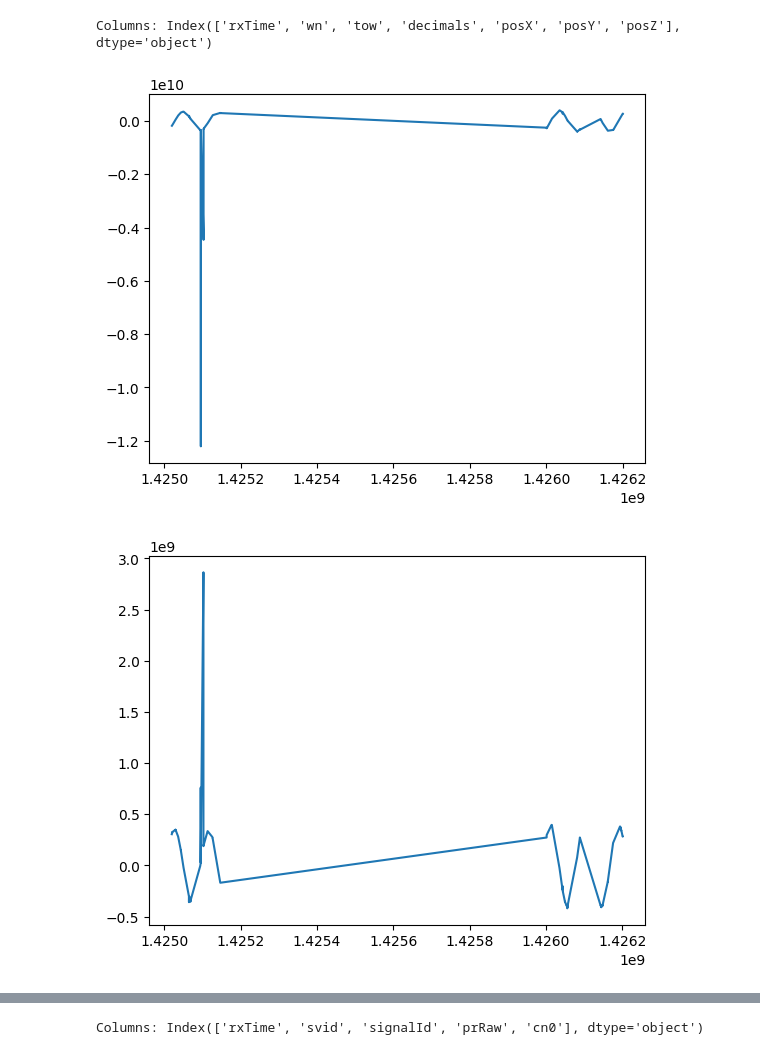
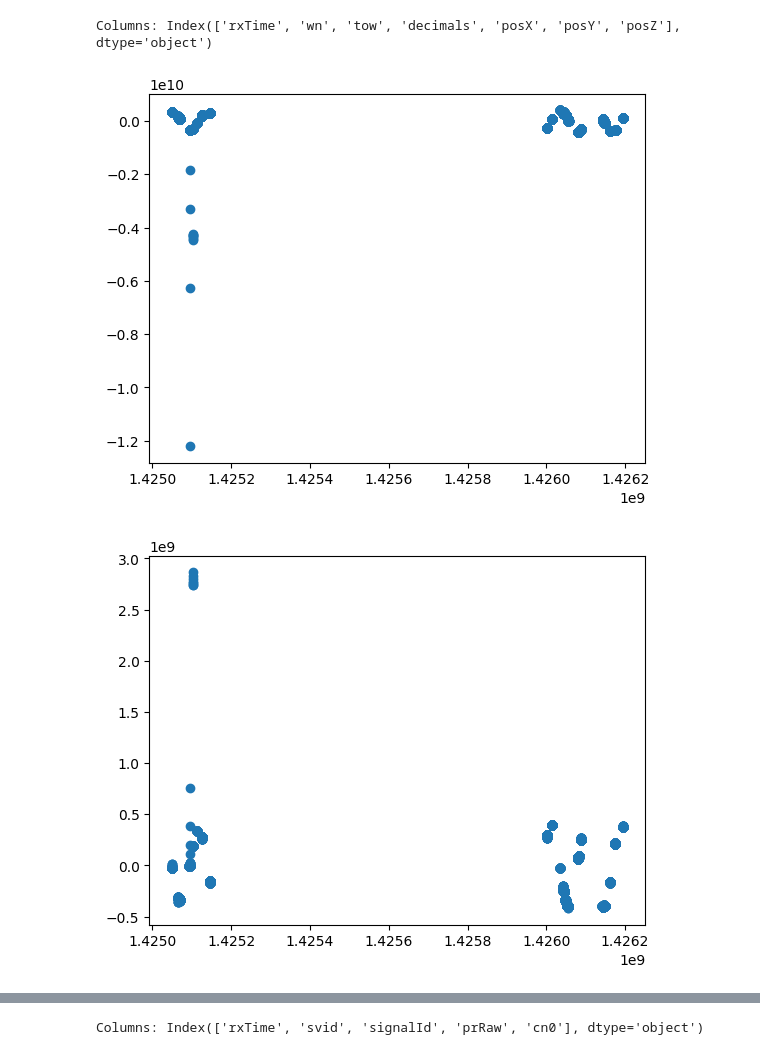
Before and after one commit to colin-skinner/AA-272-GPS-Final, a Jupyter notebook: lugre.ipynb, the cells around one changed output, grey strips where cells are left out. Drawn from its saved outputs; the diff is of its cells as text; code cells hidden in the pictures.

```diff
--- a/lugre.ipynb
+++ b/lugre.ipynb
@@ -21,12 +21,15 @@ x_pos = surface_pos_data["posX"]
 y_pos = surface_pos_data["posY"]
 z_pos = surface_pos_data["posZ"]
 # %%
-plt.plot(rx_time, x_pos)
+start = 4000
+end = -2000
+
+plt.scatter(rx_time[start:end], x_pos[start:end])
 plt.show()
-plt.plot(rx_time, y_pos)
+plt.scatter(rx_time[start:end], y_pos[start:end])
 plt.show()
-plt.plot(rx_time, z_pos)
+plt.scatter(rx_time[start:end], z_pos[start:end])
 plt.show()
 # %% [output]
-[figure, old version]
+[figure, new version]
-[figure, old version]
+[figure, new version]
```
Also changed, not shown: parts of 10 cells of this notebook, 2 other files.
